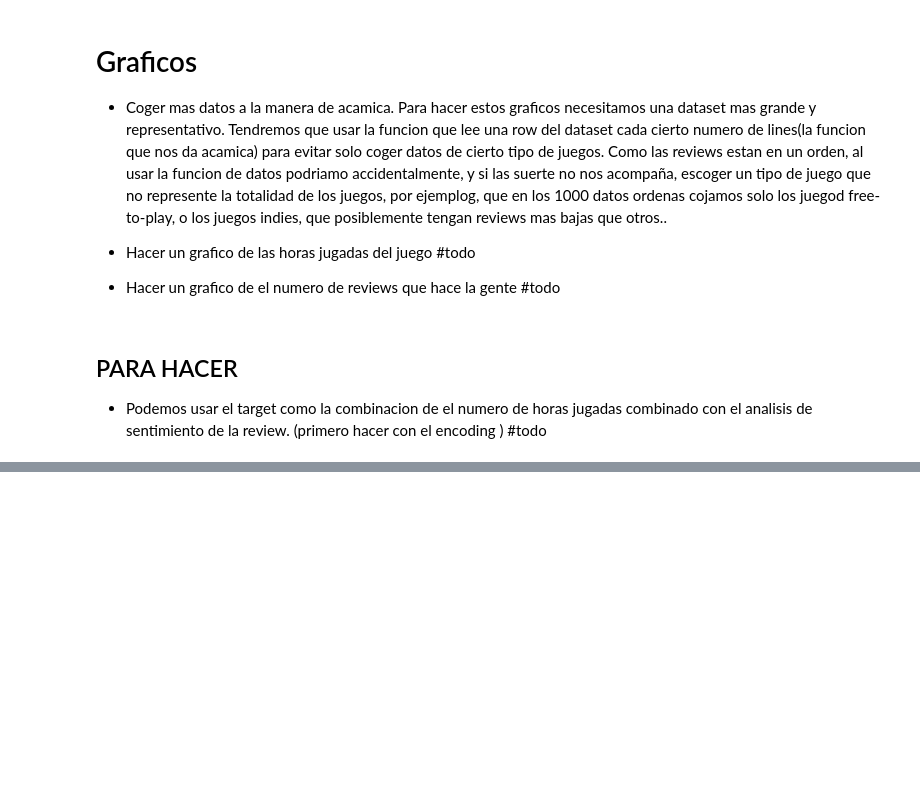
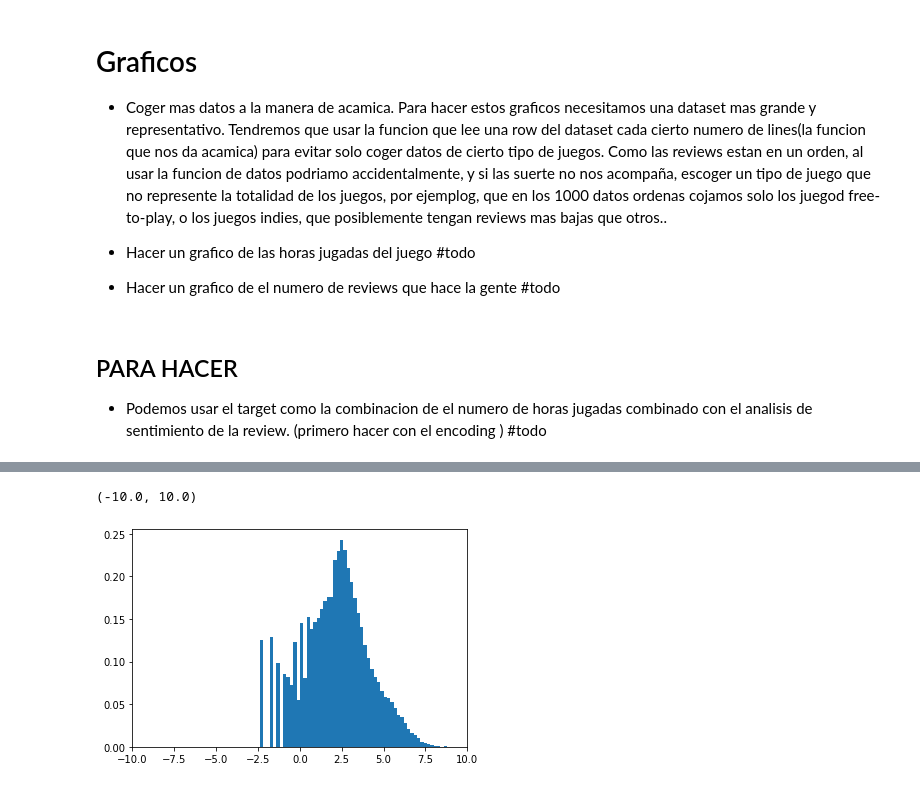
Before and after one commit to EdisonJR624/Proyecto_Steam, a Jupyter notebook: Steam_recomendaciones.ipynb, the cells around one changed output, grey strips where cells are left out. Cells and saved outputs as stored; diff of their text form; code cells hidden in the pictures; blank space fills up the shorter version.

```diff
--- a/Steam_recomendaciones.ipynb
+++ b/Steam_recomendaciones.ipynb
@@ -152,0 +182,7 @@ Para hacer estos graficos necesitamos una dataset mas grande y representativo. T
+# %%
+## escalado logaritmico
+plt.hist(x=df_rev.log_hours, bins=100, density=True, range=(-10,10))
+plt.xlim([-10,10])
+# %% [output]
+(-10.0, 10.0)
+[figure, added]
```
Also changed, not shown: parts of 23 cells of this notebook.
